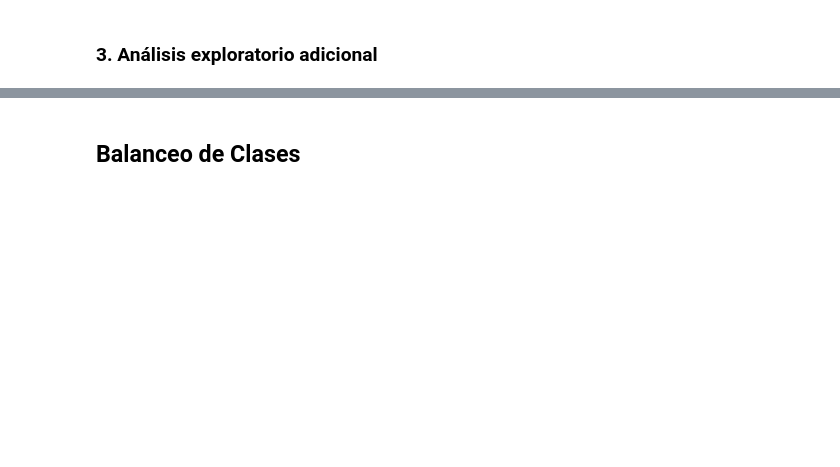
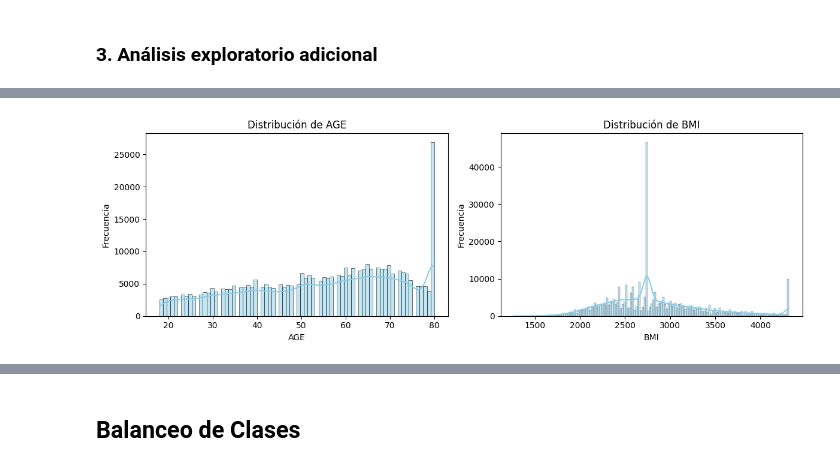
Before and after one commit to EdwinJaraOFC/CoronaryRiskModel, a Jupyter notebook: notebook/CoronaryRiskModel.ipynb, the cells around one changed output, grey strips where cells are left out. Saved outputs shown, nothing was run; the diff lists cells and outputs as text; code cells hidden in the pictures; blank space fills up the shorter version.

```diff
--- a/notebook/CoronaryRiskModel.ipynb
+++ b/notebook/CoronaryRiskModel.ipynb
@@ -310,29 +409,2 @@ dtype: int64
 # %% [markdown]
 ### **3. Análisis exploratorio adicional**
-# %%
-import matplotlib.pyplot as plt
-import seaborn as sns
-
-# PASO 1: Visualización de distribuciones de variables numéricas
-num_columns = train_df.select_dtypes(include=['float64', 'int64']).columns
-
-plt.figure(figsize=(16, 12))
-for i, col in enumerate(num_columns):
-    plt.subplot(6, 5, i + 1)  # Crear subgráficos dinámicos
-    sns.histplot(train_df[col], kde=True, bins=30, color='blue')
-    plt.title(f"Distribución de {col}")
-    plt.xlabel(col)
-    plt.ylabel('Frecuencia')
-plt.tight_layout()
-plt.show()
-
-# PASO 2: Relación entre variables numéricas y CHD_OR_MI
-plt.figure(figsize=(16, 12))
-for i, col in enumerate(num_columns):
-    plt.subplot(6, 5, i + 1)
-    sns.boxplot(data=train_df, x='CHD_OR_MI', y=col)  # Eliminamos `palette`
-    plt.title(f"{col} vs CHD_OR_MI")
-    plt.xlabel('CHD_OR_MI')
-    plt.ylabel(col)
-plt.tight_layout()
-plt.show()
@@ -341,0 +411,15 @@ plt.show()
+# %%
+# Visualización de distribuciones lado a lado
+numerical_columns = ['AGE', 'BMI']  # Ajusta según tus columnas numéricas
+
+plt.figure(figsize=(12, 4))  # Ajustar tamaño
+for i, col in enumerate(numerical_columns):
+    plt.subplot(1, len(numerical_columns), i + 1)  # Subplot en una fila
+    sns.histplot(train_df_clean[col], kde=True, color='skyblue')
+    plt.title(f"Distribución de {col}")
+    plt.xlabel(col)
+    plt.ylabel("Frecuencia")
+plt.tight_layout()
+plt.show()
+# %% [output]
+[figure, added]
```
Also changed, not shown: parts of 45 cells of this notebook.
